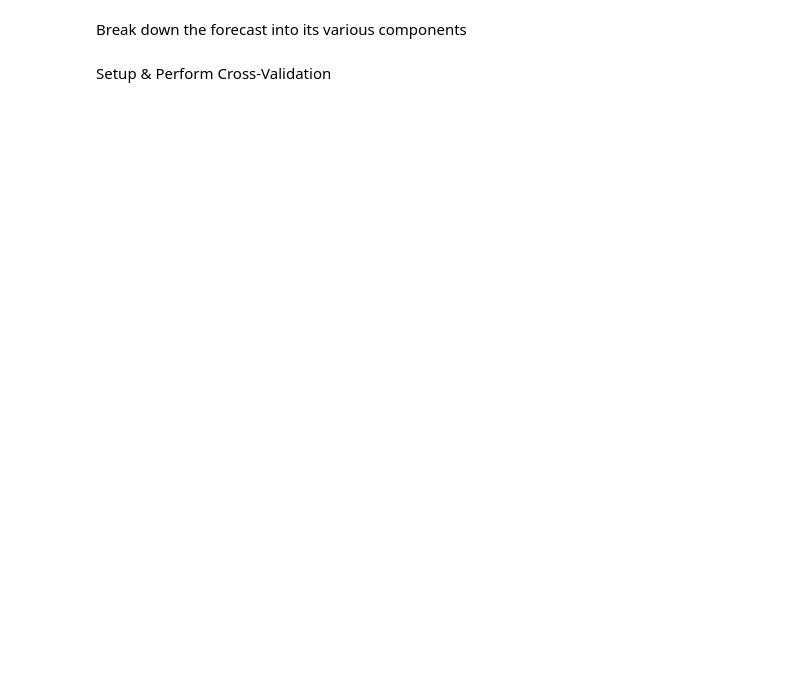
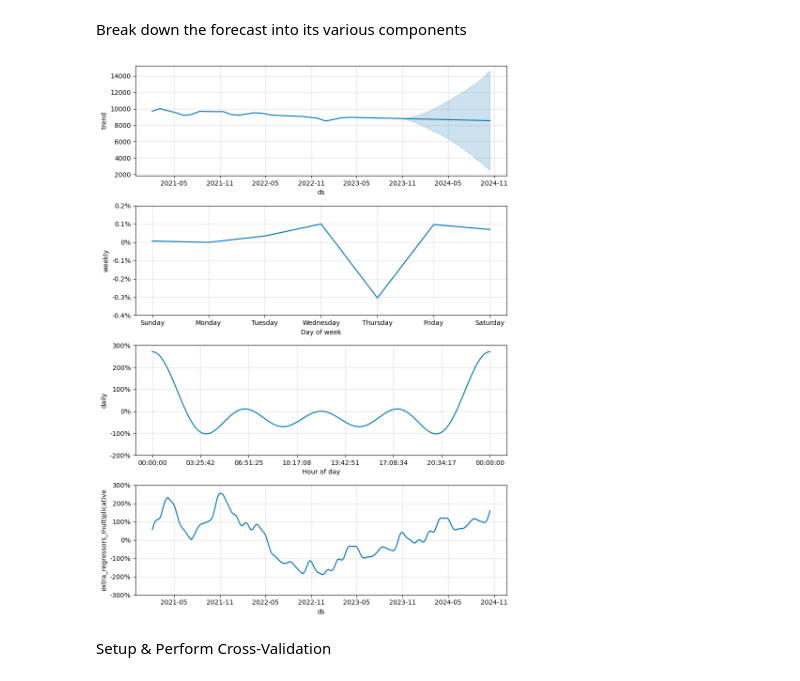
Before and after one commit to jwuliger/jupyter-notebooks, a Jupyter notebook: predictions/fb-prophet-btc.ipynb, the cells around one changed output. Drawn from its saved outputs; the diff is of its cells as text; code cells hidden in the pictures; blank space fills up the shorter version.

```diff
--- a/predictions/fb-prophet-btc.ipynb
+++ b/predictions/fb-prophet-btc.ipynb
@@ -109,7 +191,9 @@ fig1 = model.plot(forecast)
 # %% [markdown]
  Break down the forecast into its various components
 # %%
-fig2 = model.plot_components(forecast)
+fig2 = model.plot_components(main_forecast)
+# %% [output]
+[figure, added]
 # %% [markdown]
 Setup & Perform Cross-Validation
 # %%
```
Also changed, not shown: parts of 15 cells of this notebook, 2 other files.
